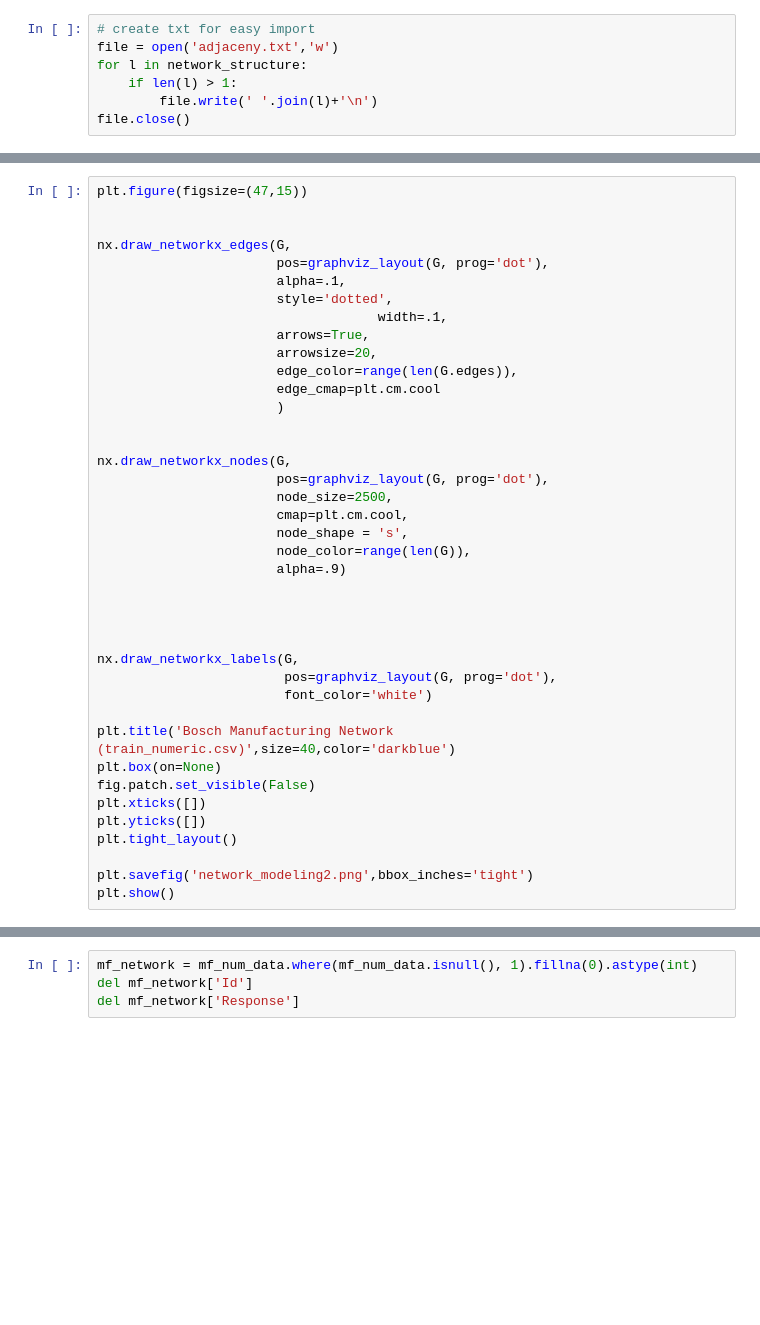
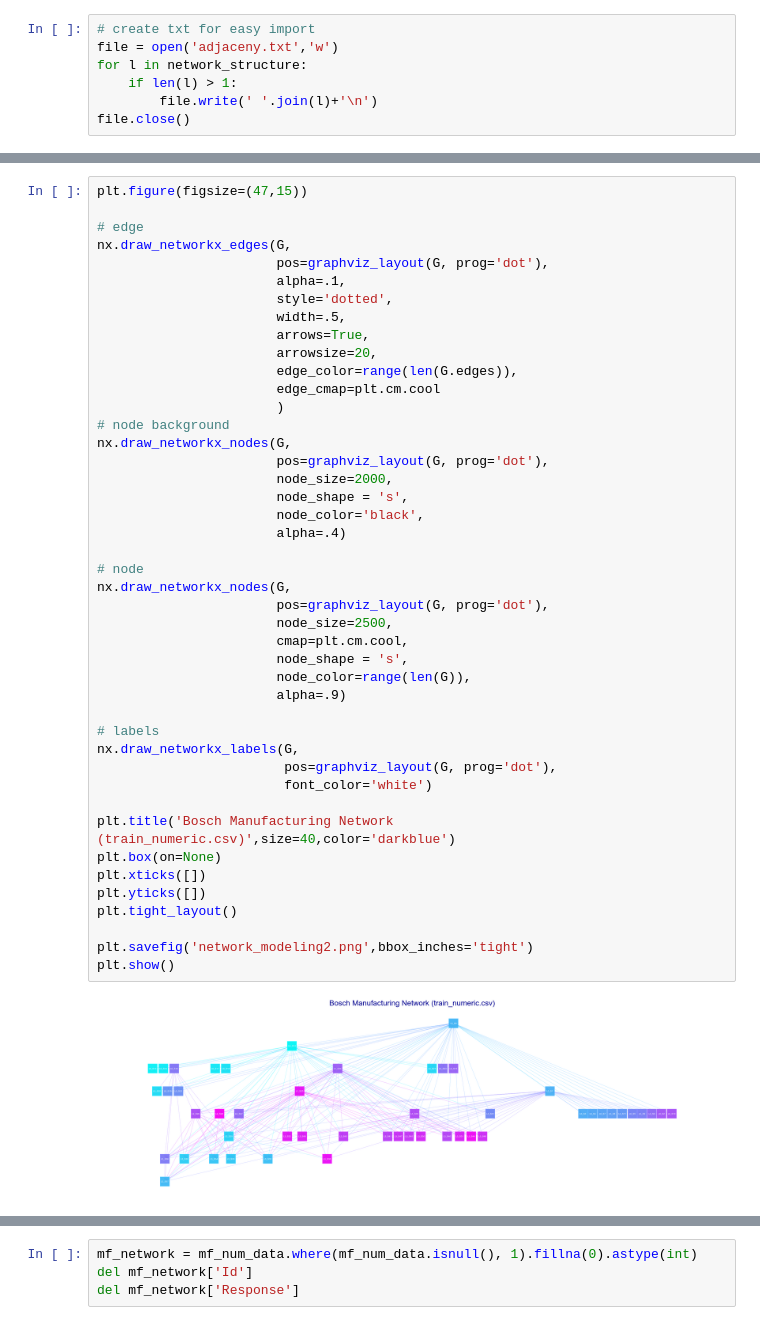
Before and after one commit to kimrharper/data_science_nltk, a Jupyter notebook: manufacturing/exploratory.ipynb, the cells around one changed output, grey strips where cells are left out. Drawn from its saved outputs; the diff is of its cells as text; blank space fills up the shorter version.

```diff
--- a/manufacturing/exploratory.ipynb
+++ b/manufacturing/exploratory.ipynb
@@ -197,40 +200,46 @@ Wall time: 1.05 s
 # %%
 plt.figure(figsize=(47,15))
 
-
+# edge
 nx.draw_networkx_edges(G,
                        pos=graphviz_layout(G, prog='dot'),
                        alpha=.1,
                        style='dotted',
-                                    width=.1,
+                       width=.5,
                        arrows=True,
                        arrowsize=20,
                        edge_color=range(len(G.edges)),
                        edge_cmap=plt.cm.cool
                        )
+# node background
+nx.draw_networkx_nodes(G,
+                       pos=graphviz_layout(G, prog='dot'),
+                       node_size=2000,
+                       node_shape = 's',
+                       node_color='black',
+                       alpha=.4)
 
-
+# node
 nx.draw_networkx_nodes(G,
                        pos=graphviz_layout(G, prog='dot'),
                        node_size=2500,
                        cmap=plt.cm.cool,
                        node_shape = 's',
                        node_color=range(len(G)),
                        alpha=.9)
 
-
-
-
+# labels
 nx.draw_networkx_labels(G,
                         pos=graphviz_layout(G, prog='dot'),
                         font_color='white')
 
 plt.title('Bosch Manufacturing Network (train_numeric.csv)',size=40,color='darkblue')
 plt.box(on=None)
-fig.patch.set_visible(False)
 plt.xticks([])
 plt.yticks([])
 plt.tight_layout()
 
 plt.savefig('network_modeling2.png',bbox_inches='tight')
 plt.show()
+# %% [output]
+[figure, added]
```
Also changed, not shown: parts of 9 cells of this notebook, 1 other file.
